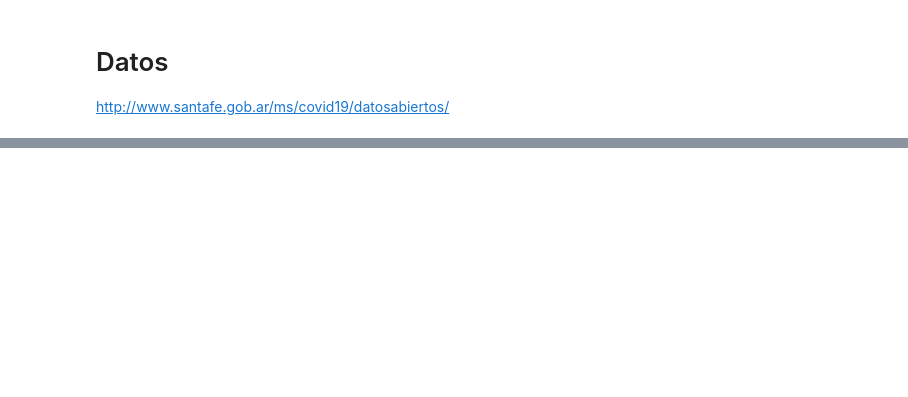
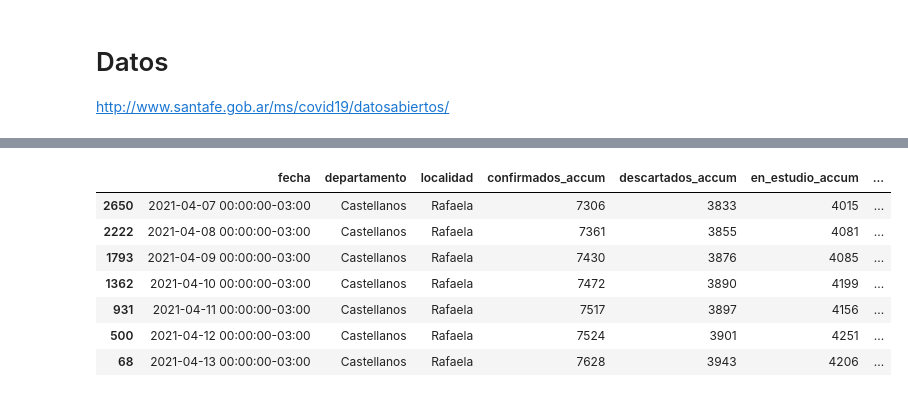
Before and after one commit to fisadev/covid_stats, a Jupyter notebook: analysis_data_stafe.ipynb, the cells around one changed output, grey strips where cells are left out. Saved outputs shown, nothing was run; the diff lists cells and outputs as text; code cells hidden in the pictures; blank space fills up the shorter version.

```diff
--- a/analysis_data_stafe.ipynb
+++ b/analysis_data_stafe.ipynb
@@ -107,3 +106,14 @@ graficar(casos[casos.localidad.isin({"Rafaela", "Sunchales"})], por_localidad=Fa
 graficar(casos, por_localidad=False, region="Provincia de Santa Fe")
 # %% [output]
 [interactive output not drawn]
+# %%
+casos[casos.localidad == "Rafaela"].tail(7)
+# %% [output]
+|  | fecha | departamento | localidad | confirmados_accum | descartados_accum | en_estudio_accum | ... |
+| 2650 | 2021-04-07 00:00:00-03:00 | Castellanos | Rafaela | 7306 | 3833 | 4015 | ... |
+| 2222 | 2021-04-08 00:00:00-03:00 | Castellanos | Rafaela | 7361 | 3855 | 4081 | ... |
+| 1793 | 2021-04-09 00:00:00-03:00 | Castellanos | Rafaela | 7430 | 3876 | 4085 | ... |
+| 1362 | 2021-04-10 00:00:00-03:00 | Castellanos | Rafaela | 7472 | 3890 | 4199 | ... |
+| 931 | 2021-04-11 00:00:00-03:00 | Castellanos | Rafaela | 7517 | 3897 | 4156 | ... |
+| 500 | 2021-04-12 00:00:00-03:00 | Castellanos | Rafaela | 7524 | 3901 | 4251 | ... |
+| 68 | 2021-04-13 00:00:00-03:00 | Castellanos | Rafaela | 7628 | 3943 | 4206 | ... |
```
Also changed, not shown: parts of 9 cells of this notebook.
